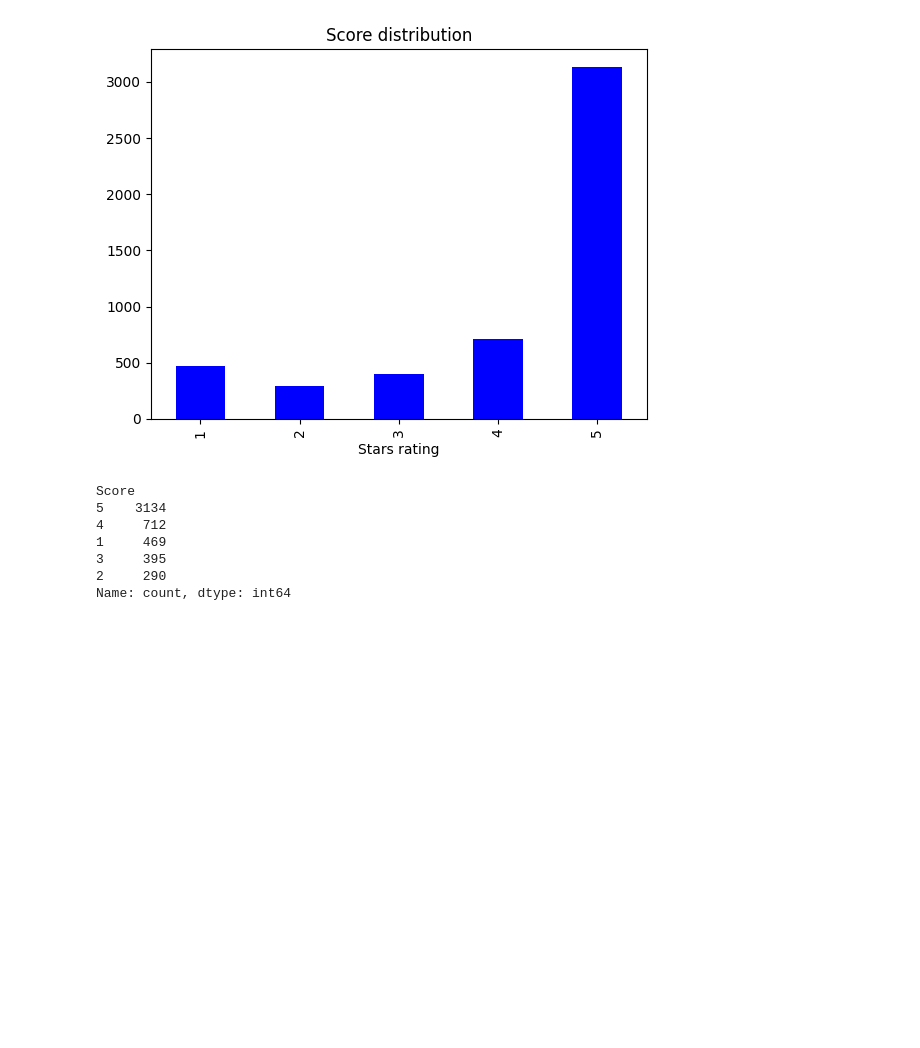
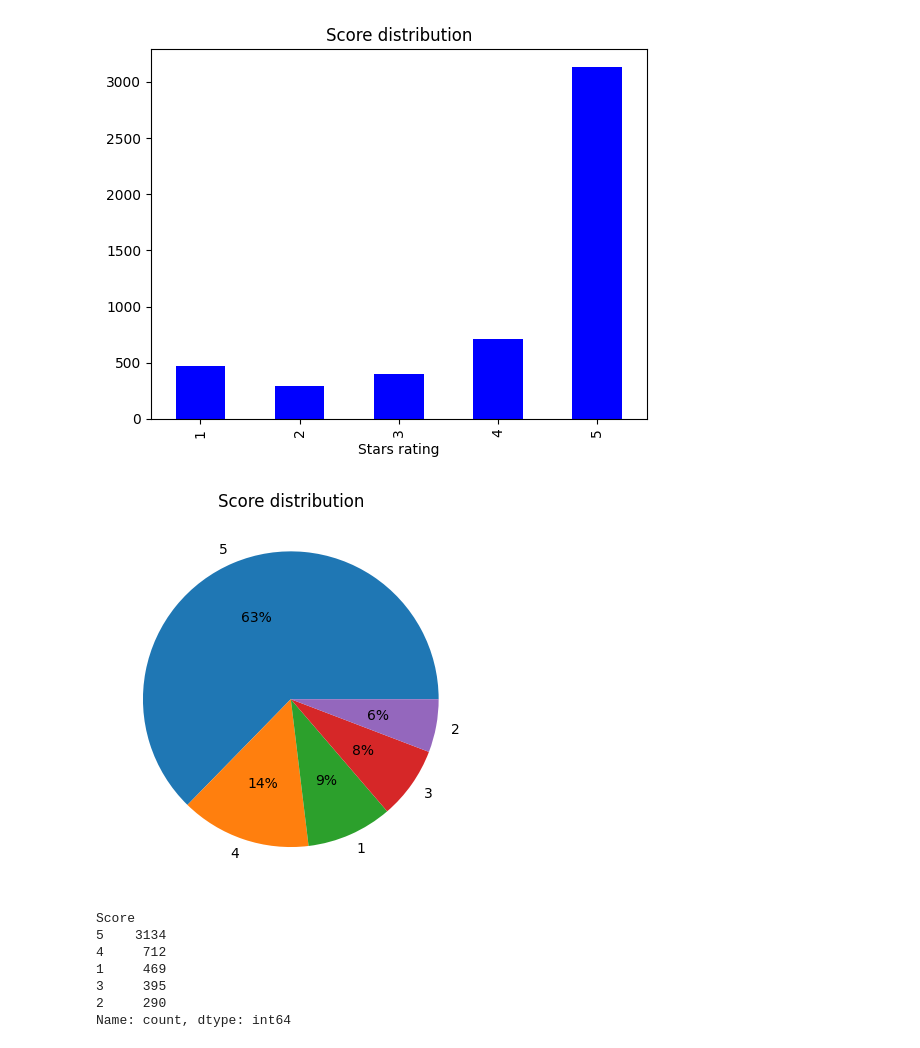
Before and after one commit to Dudul-99/Data-Science, a Jupyter notebook: NLP/model_dev.ipynb, the cells around one changed output. Cells and saved outputs as stored; diff of their text form; code cells hidden in the pictures; blank space fills up the shorter version.

```diff
--- a/NLP/model_dev.ipynb
+++ b/NLP/model_dev.ipynb
@@ -80,6 +89,13 @@ ax.set_xlabel('Stars rating')
 # %% [output]
 Text(0.5, 0, 'Stars rating')
 [figure]
+# %%
+ax=plt.pie(df['Score'].value_counts(), labels=df['Score'].value_counts().index, autopct='%.0f%%')
+ax=plt.title('Score distribution')
+# displaying chart
+plt.show()
+# %% [output]
+[figure, added]
 # %%
 df['Score'].value_counts()
 # %% [output]
```
Also changed, not shown: parts of 13 cells of this notebook.
